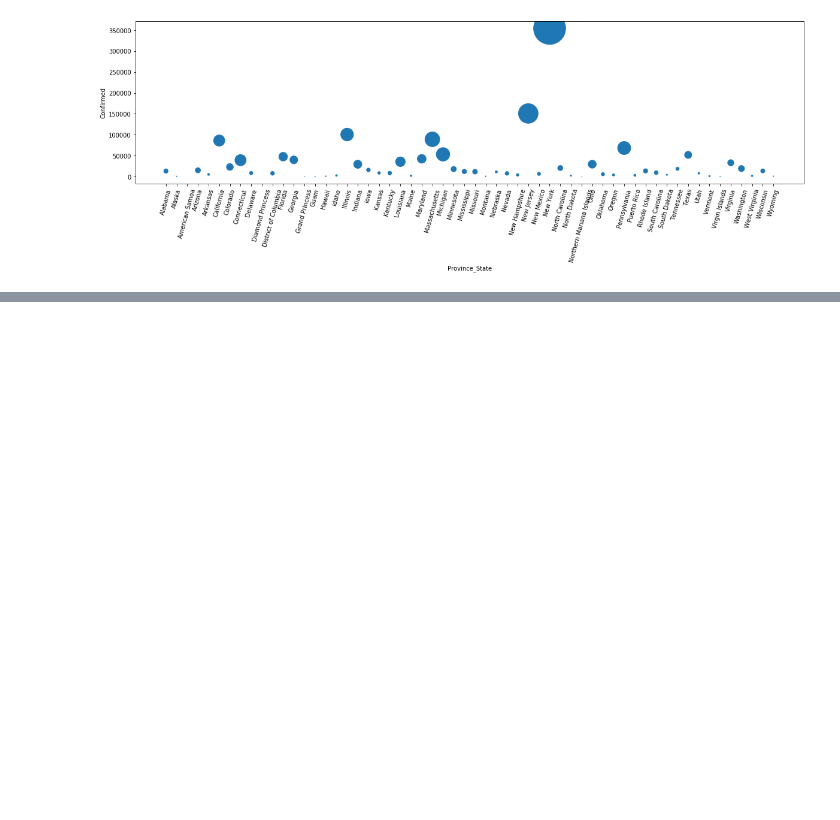
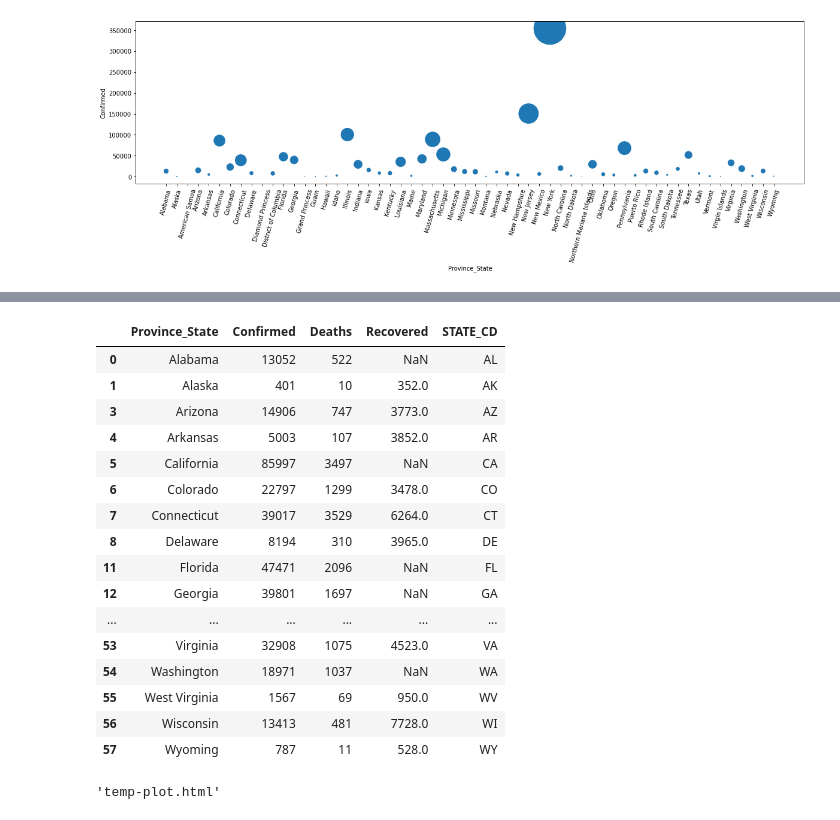
Before and after one commit to Keenal/COVID-19, a Jupyter notebook: Data_analytics_covid_19.ipynb, the cells around one changed output, grey strips where cells are left out. Saved outputs shown, nothing was run; the diff lists cells and outputs as text; code cells hidden in the pictures; blank space fills up the shorter version.

```diff
--- a/Data_analytics_covid_19.ipynb
+++ b/Data_analytics_covid_19.ipynb
@@ -127,0 +151,7 @@ covid_modified.plot.box(grid=True, rot=45, fontsize=15,figsize=(10, 20))
+# %%
+
+covid_states=covid_modified.drop([2, 9, 10, 13, 14, 39, 44, 52], axis='index')
+covid_states
+
+
+#covid_states=covid_modified.drop(['American Samoa','Diamond Princess', 'District of Columbia', 'Grand Princess', 'Guam', 'Northern Mariana Islands', 'Puerto Rico'], axis='Province_State')
@@ -127,0 +234,20 @@ covid_modified.plot.box(grid=True, rot=45, fontsize=15,figsize=(10, 20))
+# %%
+covid_states
+# %% [output]
+|  | Province_State | Confirmed | Deaths | Recovered | STATE_CD |
+| 0 | Alabama | 13052 | 522 | NaN | AL |
+| 1 | Alaska | 401 | 10 | 352.0 | AK |
+| 3 | Arizona | 14906 | 747 | 3773.0 | AZ |
+| 4 | Arkansas | 5003 | 107 | 3852.0 | AR |
+| 5 | California | 85997 | 3497 | NaN | CA |
+| 6 | Colorado | 22797 | 1299 | 3478.0 | CO |
+| 7 | Connecticut | 39017 | 3529 | 6264.0 | CT |
+| 8 | Delaware | 8194 | 310 | 3965.0 | DE |
+| 11 | Florida | 47471 | 2096 | NaN | FL |
+| 12 | Georgia | 39801 | 1697 | NaN | GA |
+| ... | ... | ... | ... | ... | ... |
+| 53 | Virginia | 32908 | 1075 | 4523.0 | VA |
+| 54 | Washington | 18971 | 1037 | NaN | WA |
+| 55 | West Virginia | 1567 | 69 | 950.0 | WV |
+| 56 | Wisconsin | 13413 | 481 | 7728.0 | WI |
+| 57 | Wyoming | 787 | 11 | 528.0 | WY |
@@ -127,0 +271,5 @@ covid_modified.plot.box(grid=True, rot=45, fontsize=15,figsize=(10, 20))
+# %%
+choromap = go.Figure(data = [data],layout = layout)
+plot(choromap,validate=False)
+# %% [output]
+'temp-plot.html'
```
Also changed, not shown: parts of 9 cells of this notebook, 1 other file.
